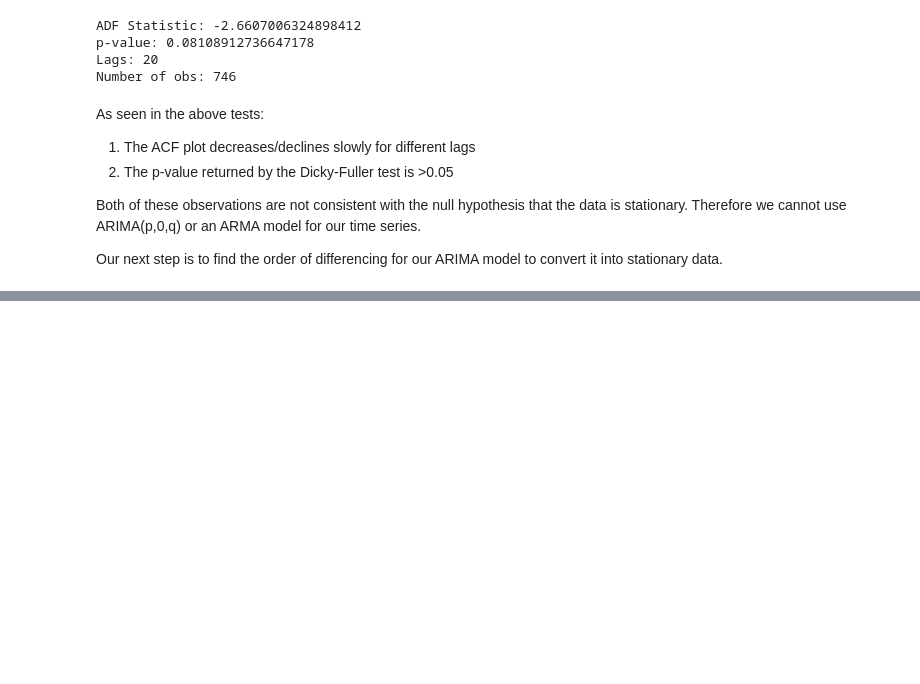
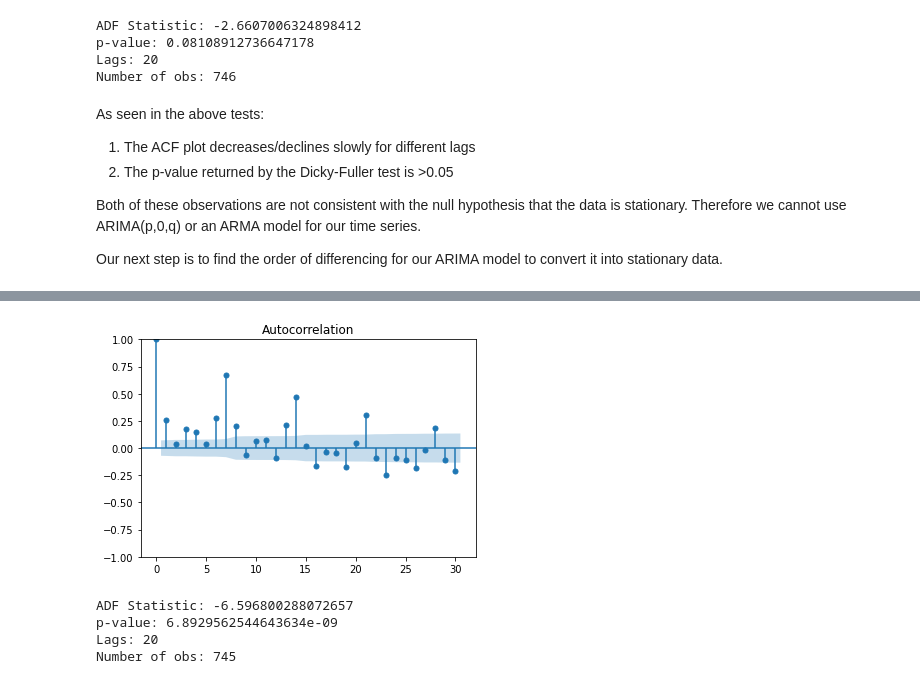
Before and after one commit to majimearun/crux-round3-tasks, a Jupyter notebook: task1/arima.ipynb, the cells around one changed output, grey strips where cells are left out. Cells and saved outputs as stored; diff of their text form; code cells hidden in the pictures; blank space fills up the shorter version.

Commit message:
identified order of differencing to be 1

```diff
--- a/task1/arima.ipynb
+++ b/task1/arima.ipynb
@@ -100,3 +100,6 @@ As seen in the above tests:
 Both of these observations are not consistent with the null hypothesis that the data is stationary. Therefore we cannot use ARIMA(p,0,q) or an ARMA model for our time series.
 
 Our next step is to find the order of differencing for our ARIMA model to convert it into stationary data.
+# %%
+# trying with diff order = 1
+confirmed_daily["total_diff"] = confirmed_daily["Total"] - confirmed_daily["Total"].shift(1)
@@ -102,0 +115,2 @@ Our next step is to find the order of differencing for our ARIMA model to conver
+# %%
+confirmed_daily.dropna(inplace=True)
@@ -102,0 +120,11 @@ Our next step is to find the order of differencing for our ARIMA model to conver
+# %%
+acf = plot_acf(confirmed_daily["total_diff"], lags=30)
+# %% [output]
+[figure, added]
+# %%
+adfuller_test(confirmed_daily["total_diff"])
+# %% [output]
+ADF Statistic: -6.596800288072657
+p-value: 6.8929562544643634e-09
+Lags: 20
+Number of obs: 745
```
Also changed, not shown: parts of 3 cells of this notebook.
